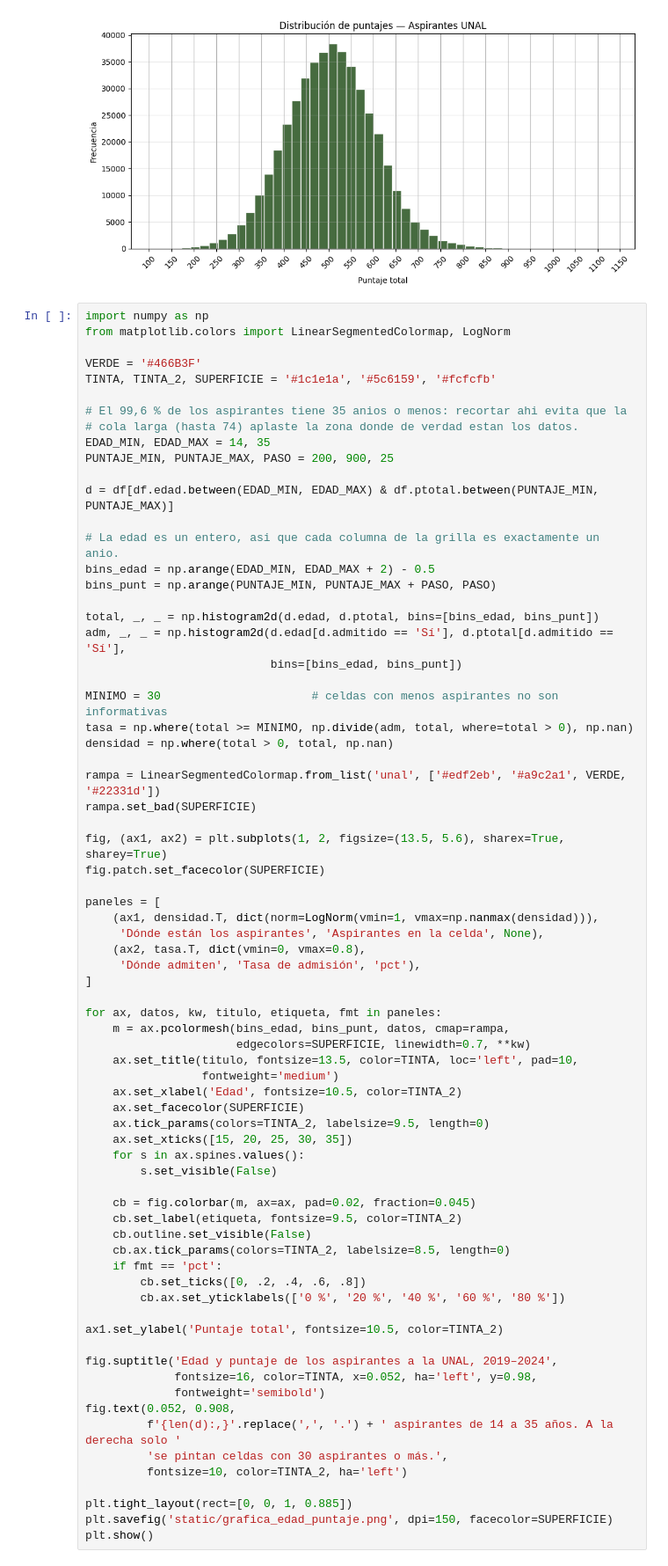
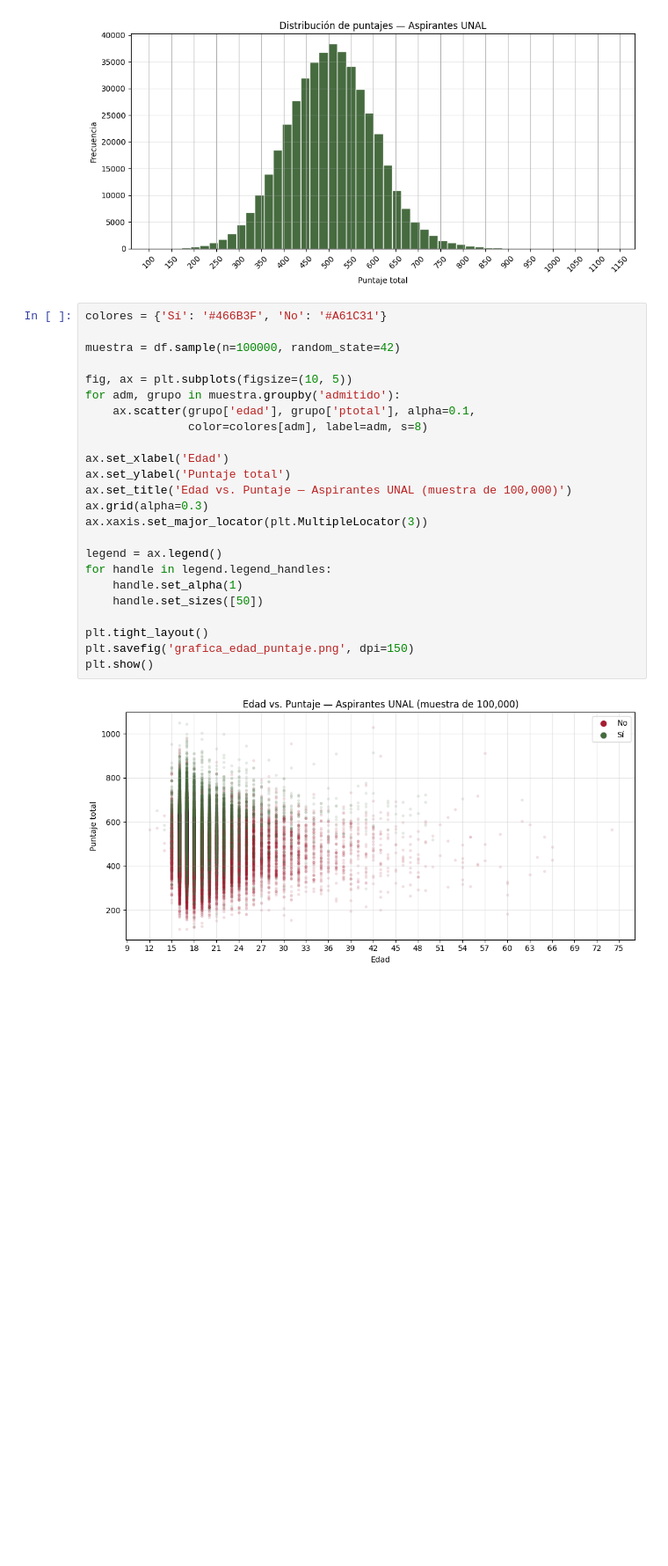
Before and after one commit to JauriCortes/dashboard-aspirantes-unal, a Jupyter notebook: hito_2_limpieza_analisis.ipynb, the cells around one changed output. Shown at 88% size. Saved outputs shown, nothing was run; the diff lists cells and outputs as text; blank space fills up the shorter version.

Commit message:
Revert "Rehacer la grafica de edad vs puntaje como heatmap de dos paneles"
This reverts commit 5835305bf605c8be18c1ceee55c7a13408432e75.

```diff
--- a/hito_2_limpieza_analisis.ipynb
+++ b/hito_2_limpieza_analisis.ipynb
@@ -185,77 +185,31 @@ plt.show()
 # %% [output]
 [figure]
 # %%
-import numpy as np
-from matplotlib.colors import LinearSegmentedColormap, LogNorm
+colores = {'Sí': '#466B3F', 'No': '#A61C31'}
 
-VERDE = '#466B3F'
-TINTA, TINTA_2, SUPERFICIE = '#1c1e1a', '#5c6159', '#fcfcfb'
+muestra = df.sample(n=100000, random_state=42)
 
-# El 99,6 % de los aspirantes tiene 35 anios o menos: recortar ahi evita que la
-# cola larga (hasta 74) aplaste la zona donde de verdad estan los datos.
-EDAD_MIN, EDAD_MAX = 14, 35
-PUNTAJE_MIN, PUNTAJE_MAX, PASO = 200, 900, 25
+fig, ax = plt.subplots(figsize=(10, 5))
+for adm, grupo in muestra.groupby('admitido'):
+    ax.scatter(grupo['edad'], grupo['ptotal'], alpha=0.1,
+               color=colores[adm], label=adm, s=8)
 
-d = df[df.edad.between(EDAD_MIN, EDAD_MAX) & df.ptotal.between(PUNTAJE_MIN, PUNTAJE_MAX)]
+ax.set_xlabel('Edad')
+ax.set_ylabel('Puntaje total')
+ax.set_title('Edad vs. Puntaje — Aspirantes UNAL (muestra de 100,000)')
+ax.grid(alpha=0.3)
+ax.xaxis.set_major_locator(plt.MultipleLocator(3))
 
-# La edad es un entero, asi que cada columna de la grilla es exactamente un anio.
-bins_edad = np.arange(EDAD_MIN, EDAD_MAX + 2) - 0.5
-bins_punt = np.arange(PUNTAJE_MIN, PUNTAJE_MAX + PASO, PASO)
+legend = ax.legend()
+for handle in legend.legend_handles:
+    handle.set_alpha(1)
+    handle.set_sizes([50])
 
-total, _, _ = np.histogram2d(d.edad, d.ptotal, bins=[bins_edad, bins_punt])
-adm, _, _ = np.histogram2d(d.edad[d.admitido == 'Sí'], d.ptotal[d.admitido == 'Sí'],
-                           bins=[bins_edad, bins_punt])
-
-MINIMO = 30                      # celdas con menos aspirantes no son informativas
-tasa = np.where(total >= MINIMO, np.divide(adm, total, where=total > 0), np.nan)
-densidad = np.where(total > 0, total, np.nan)
-
-rampa = LinearSegmentedColormap.from_list('unal', ['#edf2eb', '#a9c2a1', VERDE, '#22331d'])
-rampa.set_bad(SUPERFICIE)
-
-fig, (ax1, ax2) = plt.subplots(1, 2, figsize=(13.5, 5.6), sharex=True, sharey=True)
-fig.patch.set_facecolor(SUPERFICIE)
-
-paneles = [
-    (ax1, densidad.T, dict(norm=LogNorm(vmin=1, vmax=np.nanmax(densidad))),
-     'Dónde están los aspirantes', 'Aspirantes en la celda', None),
-    (ax2, tasa.T, dict(vmin=0, vmax=0.8),
-     'Dónde admiten', 'Tasa de admisión', 'pct'),
-]
-
-for ax, datos, kw, titulo, etiqueta, fmt in paneles:
-    m = ax.pcolormesh(bins_edad, bins_punt, datos, cmap=rampa,
-                      edgecolors=SUPERFICIE, linewidth=0.7, **kw)
-    ax.set_title(titulo, fontsize=13.5, color=TINTA, loc='left', pad=10,
-                 fontweight='medium')
-    ax.set_xlabel('Edad', fontsize=10.5, color=TINTA_2)
-    ax.set_facecolor(SUPERFICIE)
-    ax.tick_params(colors=TINTA_2, labelsize=9.5, length=0)
-    ax.set_xticks([15, 20, 25, 30, 35])
-    for s in ax.spines.values():
-        s.set_visible(False)
-
-    cb = fig.colorbar(m, ax=ax, pad=0.02, fraction=0.045)
-    cb.set_label(etiqueta, fontsize=9.5, color=TINTA_2)
-    cb.outline.set_visible(False)
-    cb.ax.tick_params(colors=TINTA_2, labelsize=8.5, length=0)
-    if fmt == 'pct':
-        cb.set_ticks([0, .2, .4, .6, .8])
-        cb.ax.set_yticklabels(['0 %', '20 %', '40 %', '60 %', '80 %'])
-
-ax1.set_ylabel('Puntaje total', fontsize=10.5, color=TINTA_2)
-
-fig.suptitle('Edad y puntaje de los aspirantes a la UNAL, 2019–2024',
-             fontsize=16, color=TINTA, x=0.052, ha='left', y=0.98,
-             fontweight='semibold')
-fig.text(0.052, 0.908,
-         f'{len(d):,}'.replace(',', '.') + ' aspirantes de 14 a 35 años. A la derecha solo '
-         'se pintan celdas con 30 aspirantes o más.',
-         fontsize=10, color=TINTA_2, ha='left')
-
-plt.tight_layout(rect=[0, 0, 1, 0.885])
-plt.savefig('static/grafica_edad_puntaje.png', dpi=150, facecolor=SUPERFICIE)
+plt.tight_layout()
+plt.savefig('grafica_edad_puntaje.png', dpi=150)
 plt.show()
+# %% [output]
+[figure, added]
 # %%
 from sklearn.linear_model import LinearRegression
 from sklearn.model_selection import train_test_split
```
Also changed, not shown: 3 other files.
